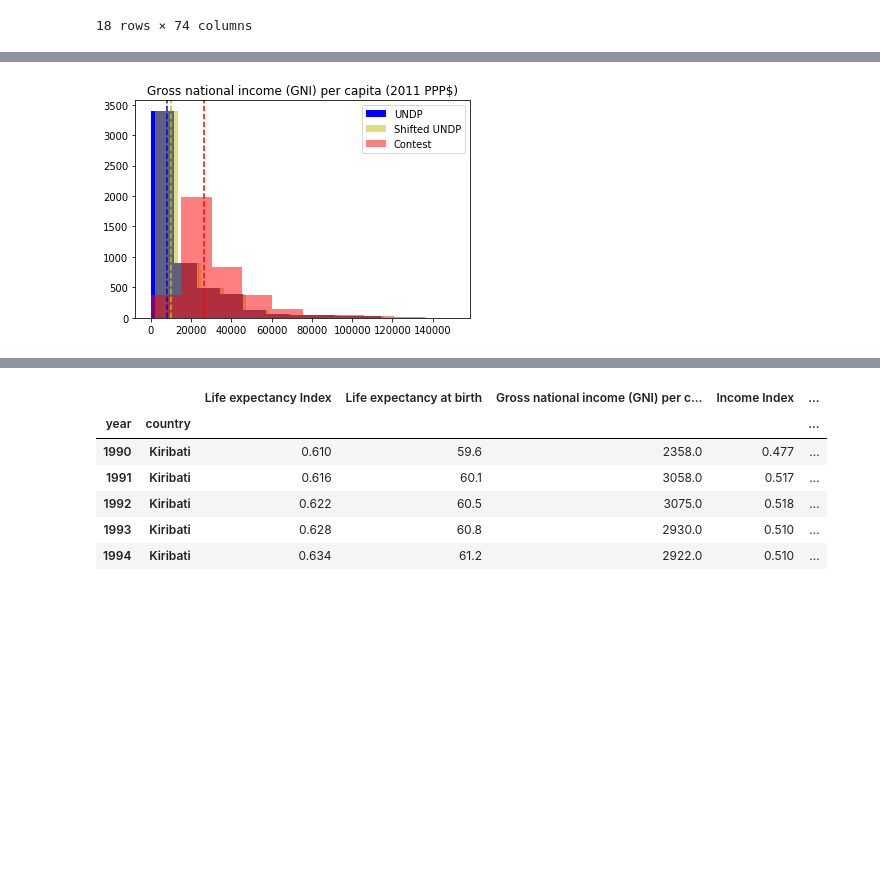
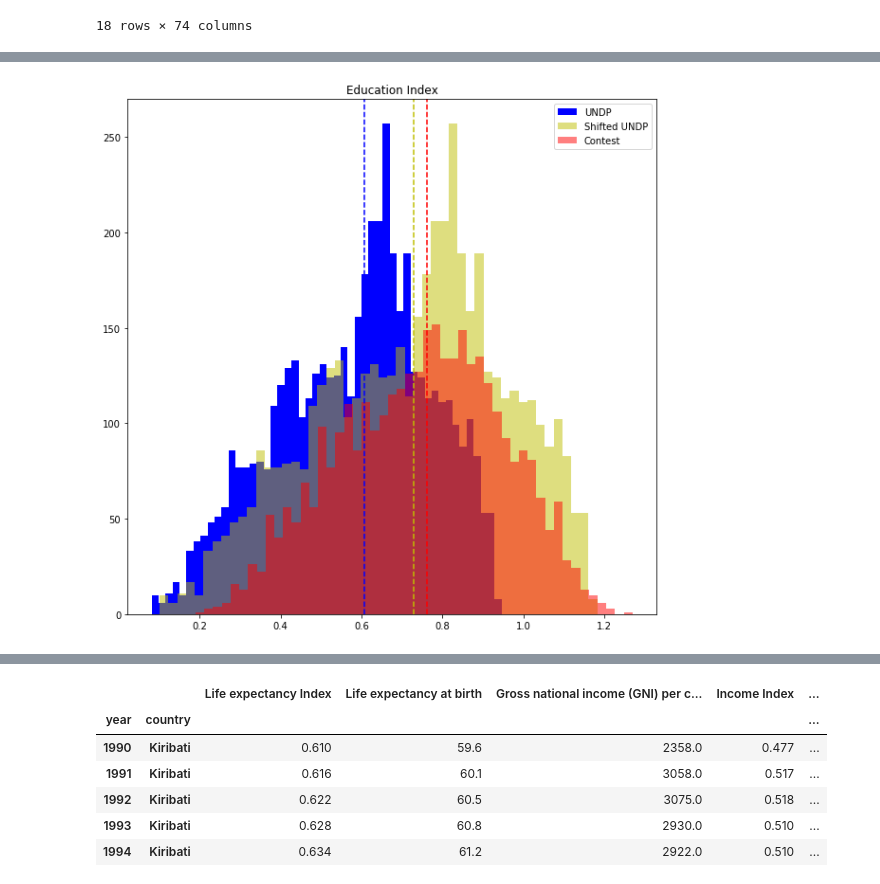
Before and after one commit to D1nay/prohack2020, a Jupyter notebook: Mapping countries to galaxies.ipynb, the cells around one changed output, grey strips where cells are left out. Cells and saved outputs as stored; diff of their text form; code cells hidden in the pictures; blank space fills up the shorter version.

```diff
--- a/Mapping countries to galaxies.ipynb
+++ b/Mapping countries to galaxies.ipynb
@@ -606,19 +561,19 @@ data_train_cl.describe()
 # %%
-i = 2
-plt.hist(undp_clean.iloc[:, i], color='b', label='UNDP')
-plt.hist(undp_clean.iloc[:, i] + 0.2*undp_clean.iloc[:, i].median(), alpha=0.5, color='y', label='Shifted UNDP')
-#plt.hist(1.25*undp_clean.iloc[:, i], alpha=0.5, color='y', label='Shifted UNDP')
-plt.hist(data_train_cl.iloc[:, i], color='r', alpha=0.5, label='Contest')
+i = 7
+plt.figure(figsize=(10,10))
+plt.hist(undp_clean.iloc[:, i], color='b', label='UNDP', bins=50)
+#plt.hist(undp_clean.iloc[:, i] + 0.2*undp_clean.iloc[:, i].median(), alpha=0.5, color='y', label='Shifted UNDP')
+plt.hist(1.25*undp_clean.iloc[:, i], alpha=0.5, color='y', label='Shifted UNDP', bins=50)
+plt.hist(data_train_cl.iloc[:, i], color='r', alpha=0.5, label='Contest', bins=50)
 plt.axvline(x=undp_clean.iloc[:, i].median(), color='b', ls='--')
 plt.axvline(x=data_train_cl.iloc[:, i].median(), color='r', ls='--')
 plt.axvline(x=(undp_clean.iloc[:, i] + 0.2*undp_clean.iloc[:, i].median()).median(), color='y', ls='--')
 
-
 plt.title(undp_clean.columns[i])
 plt.legend()
 plt.show()
 # %% [output]
-[figure, old version]
+[figure, new version]
 # %%
 undp_clean.describe()
 # %% [output]
```
Also changed, not shown: parts of 14 cells of this notebook, 1 other file.
